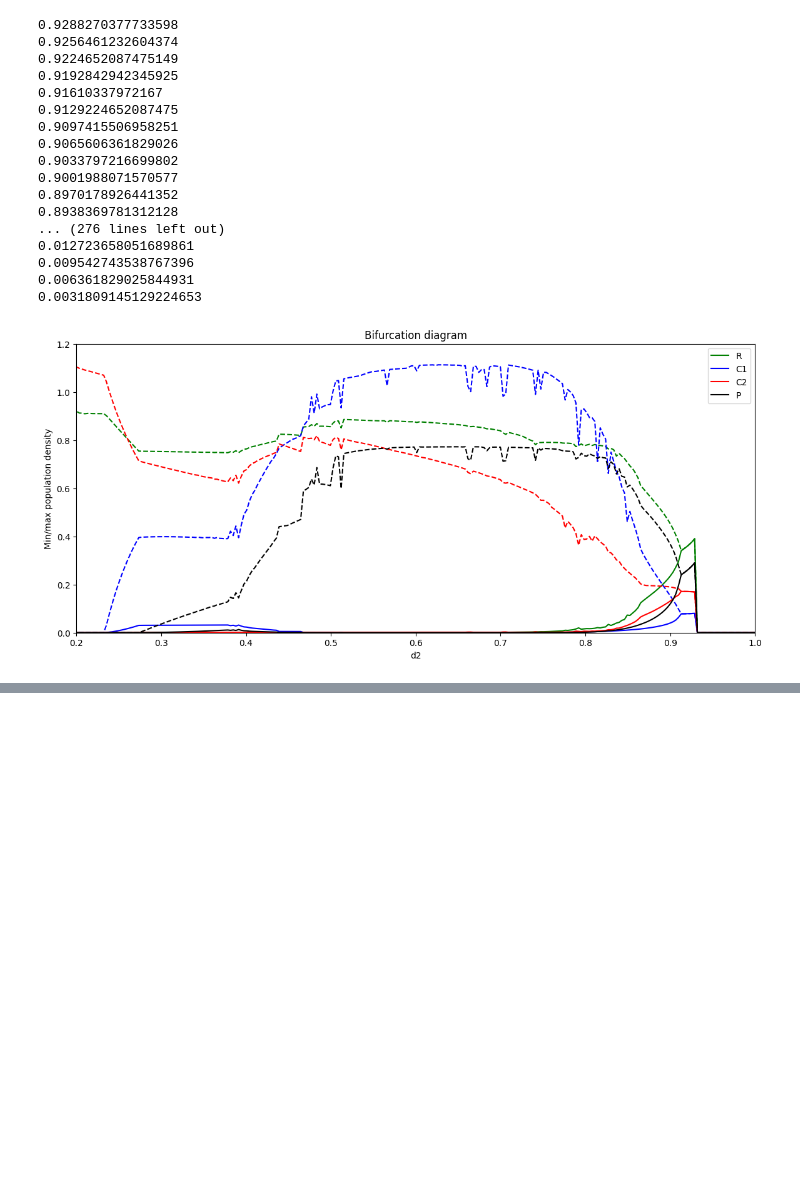
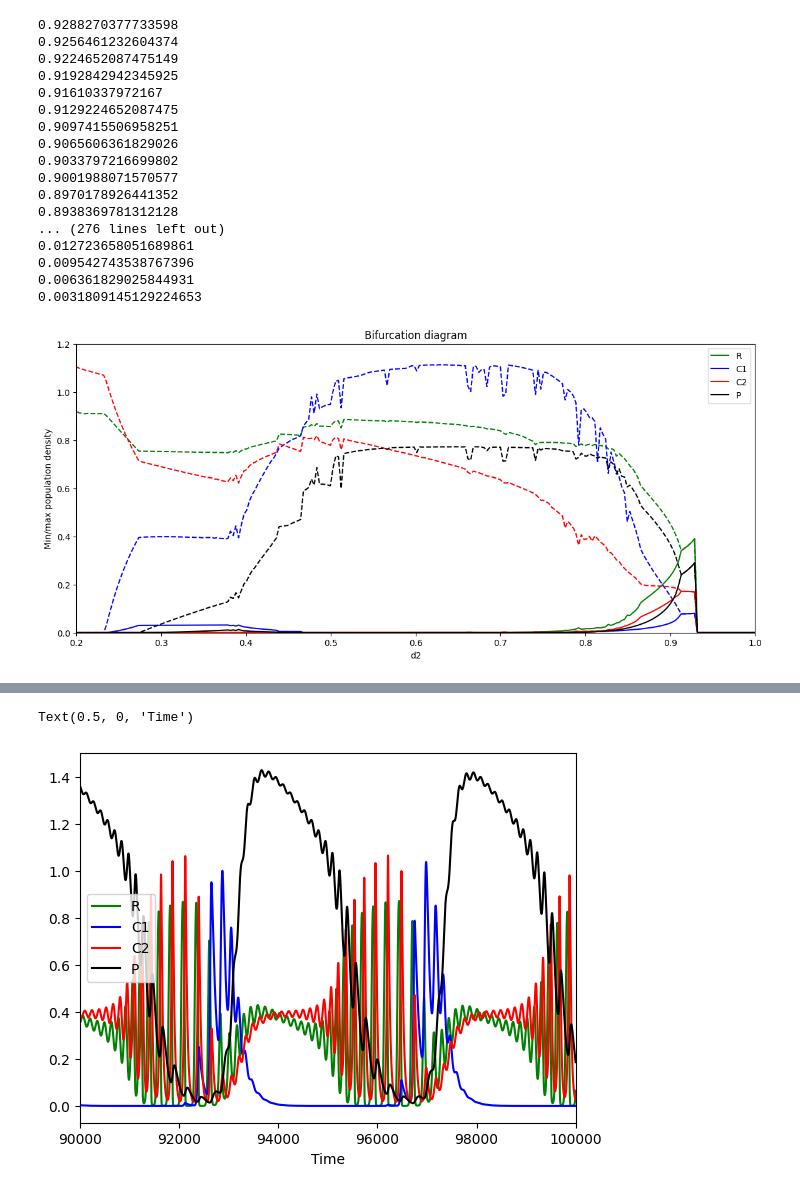
Before and after one commit to lizsukiss/relnonlin_predation, a Jupyter notebook: notebooks/explore_dynamics.ipynb, the cells around one changed output, grey strips where cells are left out. Drawn from its saved outputs; the diff is of its cells as text; code cells hidden in the pictures; blank space fills up the shorter version.

```diff
--- a/notebooks/explore_dynamics.ipynb
+++ b/notebooks/explore_dynamics.ipynb
@@ -354,0 +322,43 @@ os.getcwd()
+# %%
+from ode import full_system
+from utils import simulate_and_save
+# Example time series
+a1 = 1
+a2 = 4
+h2 = 1
+d1 = 0.0967
+aP = 0.5
+dP = 0.1
+d2 = .206
+
+# Simulate population dynamics
+initial_density = [0.01,0.01,0.01,0.01] # initial density
+
+tend  = 100000
+tstep = 0.1
+time_array = np.arange(0, tend, tstep) # time for simulation
+simulation_params = {'a1':1, 'a2':4, 'aP':.25, 'h1':0, 'h2':1,
+                      'hP':0, 'd1':0.0967, 'd2':0.258, 'dP':0.1}
+
+filename = f'../results/timeseries/timeseries_RC1C2P_linsatpred_{simulation_params["a1"]}_{simulation_params["a2"]}_{simulation_params["aP"]}_{simulation_params["h1"]}_{simulation_params["h2"]}_{simulation_params["d1"]}_{simulation_params["d2"]}_{simulation_params["dP"]}.npz'
+
+full_system_partial = lambda density, time: full_system(density, time, simulation_params)
+density_timeseries = simulate_and_save(
+    filename=filename,
+    ode_func=full_system_partial,
+    x0=initial_density,
+    t=time_array,
+    params=simulation_params,
+    force_simulate=True
+)
+
+plt.plot(np.arange(0, tend, 1), density_timeseries[:, 0], 'g', label='R')
+plt.plot(np.arange(0, tend, 1), density_timeseries[:, 1], 'b', label='C1')
+plt.plot(np.arange(0, tend, 1), density_timeseries[:, 2], 'r', label='C2')
+plt.plot(np.arange(0, tend, 1), density_timeseries[:, 3], 'k', label='P')
+plt.xlim(90000, 100000)
+plt.legend()
+plt.xlabel('Time')
+# %% [output]
+Text(0.5, 0, 'Time')
+[figure, added]
```
Also changed, not shown: parts of 7 cells of this notebook, 6 other files.
